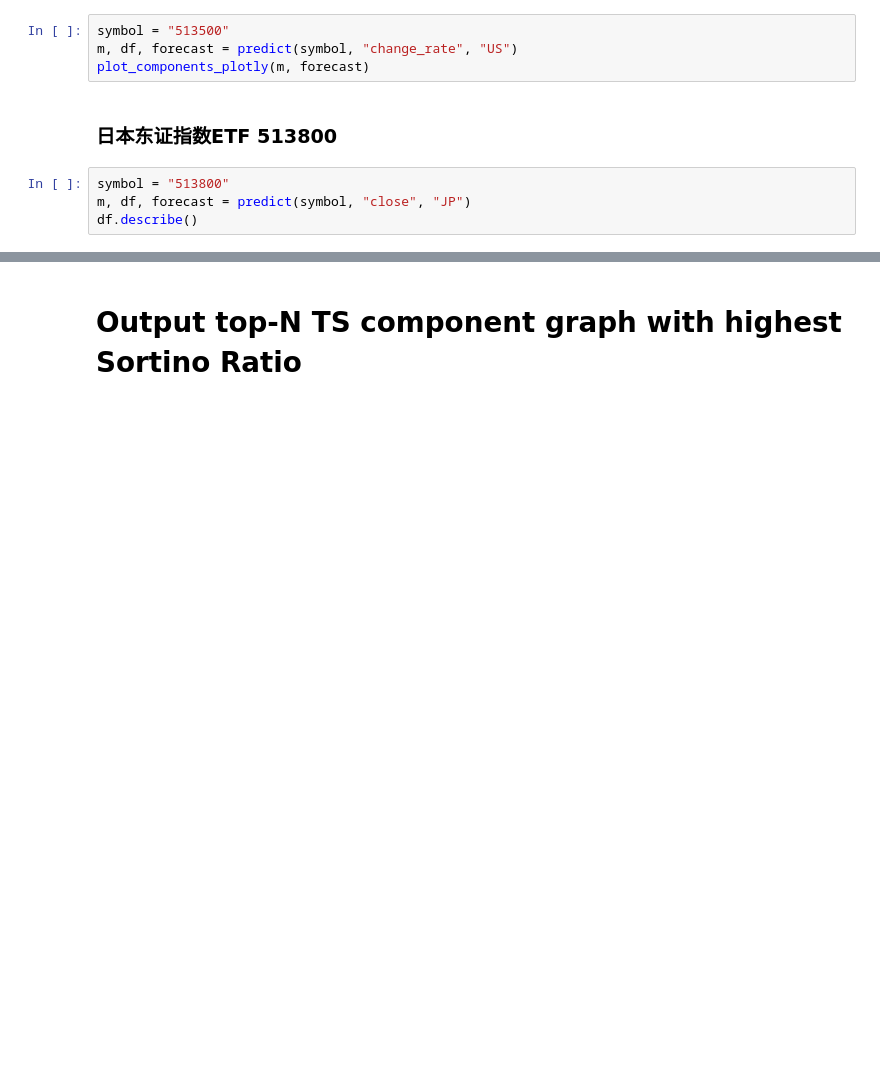
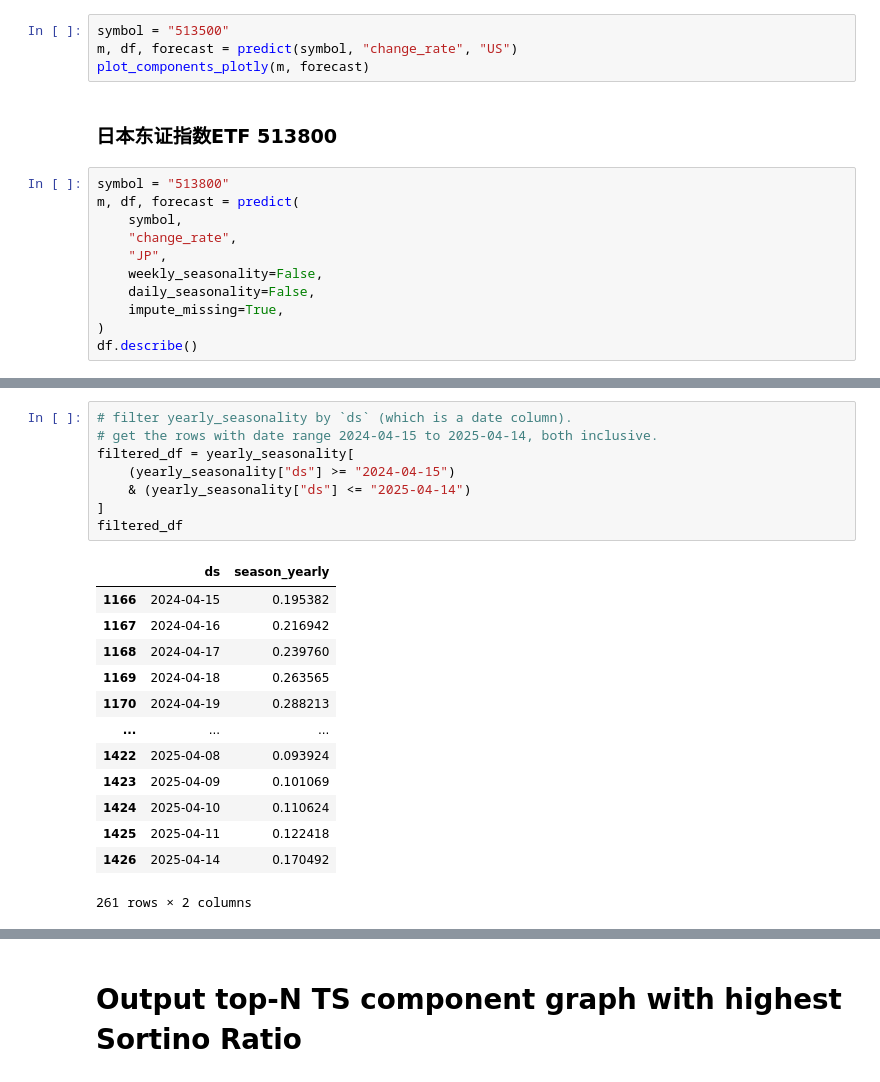
Before and after one commit to agux/marten, a Jupyter notebook: notebooks/neuralprophet/1.0-neuralprophet.ipynb, the cells around one changed output, grey strips where cells are left out. Saved outputs shown, nothing was run; the diff lists cells and outputs as text; blank space fills up the shorter version.

```diff
--- a/notebooks/neuralprophet/1.0-neuralprophet.ipynb
+++ b/notebooks/neuralprophet/1.0-neuralprophet.ipynb
@@ -394,5 +414,12 @@ plot_components_plotly(m, forecast)
 ### 日本东证指数ETF 513800
 # %%
 symbol = "513800"
-m, df, forecast = predict(symbol, "close", "JP")
+m, df, forecast = predict(
+    symbol,
+    "change_rate",
+    "JP",
+    weekly_seasonality=False,
+    daily_seasonality=False,
+    impute_missing=True,
+)
 df.describe()
@@ -403,0 +492,22 @@ plot_components_plotly(m, forecast)
+# %%
+# filter yearly_seasonality by `ds` (which is a date column).
+# get the rows with date range 2024-04-15 to 2025-04-14, both inclusive.
+filtered_df = yearly_seasonality[
+    (yearly_seasonality["ds"] >= "2024-04-15")
+    & (yearly_seasonality["ds"] <= "2025-04-14")
+]
+filtered_df
+# %% [output]
+|  | ds | season_yearly |
+| 1166 | 2024-04-15 | 0.195382 |
+| 1167 | 2024-04-16 | 0.216942 |
+| 1168 | 2024-04-17 | 0.239760 |
+| 1169 | 2024-04-18 | 0.263565 |
+| 1170 | 2024-04-19 | 0.288213 |
+| ... | ... | ... |
+| 1422 | 2025-04-08 | 0.093924 |
+| 1423 | 2025-04-09 | 0.101069 |
+| 1424 | 2025-04-10 | 0.110624 |
+| 1425 | 2025-04-11 | 0.122418 |
+| 1426 | 2025-04-14 | 0.170492 |
+261 rows × 2 columns
```
Also changed, not shown: parts of 13 cells of this notebook, 8 other files.
